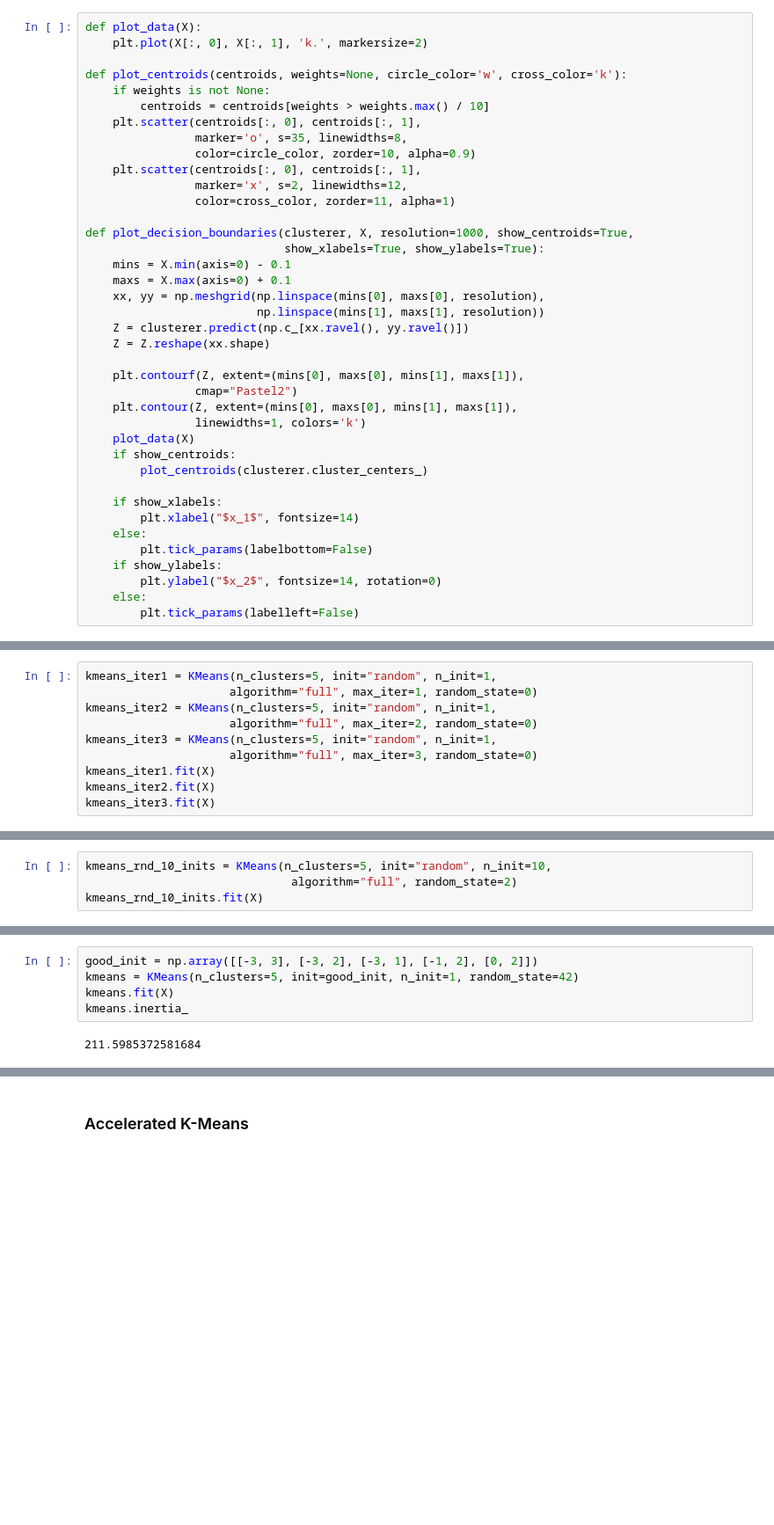
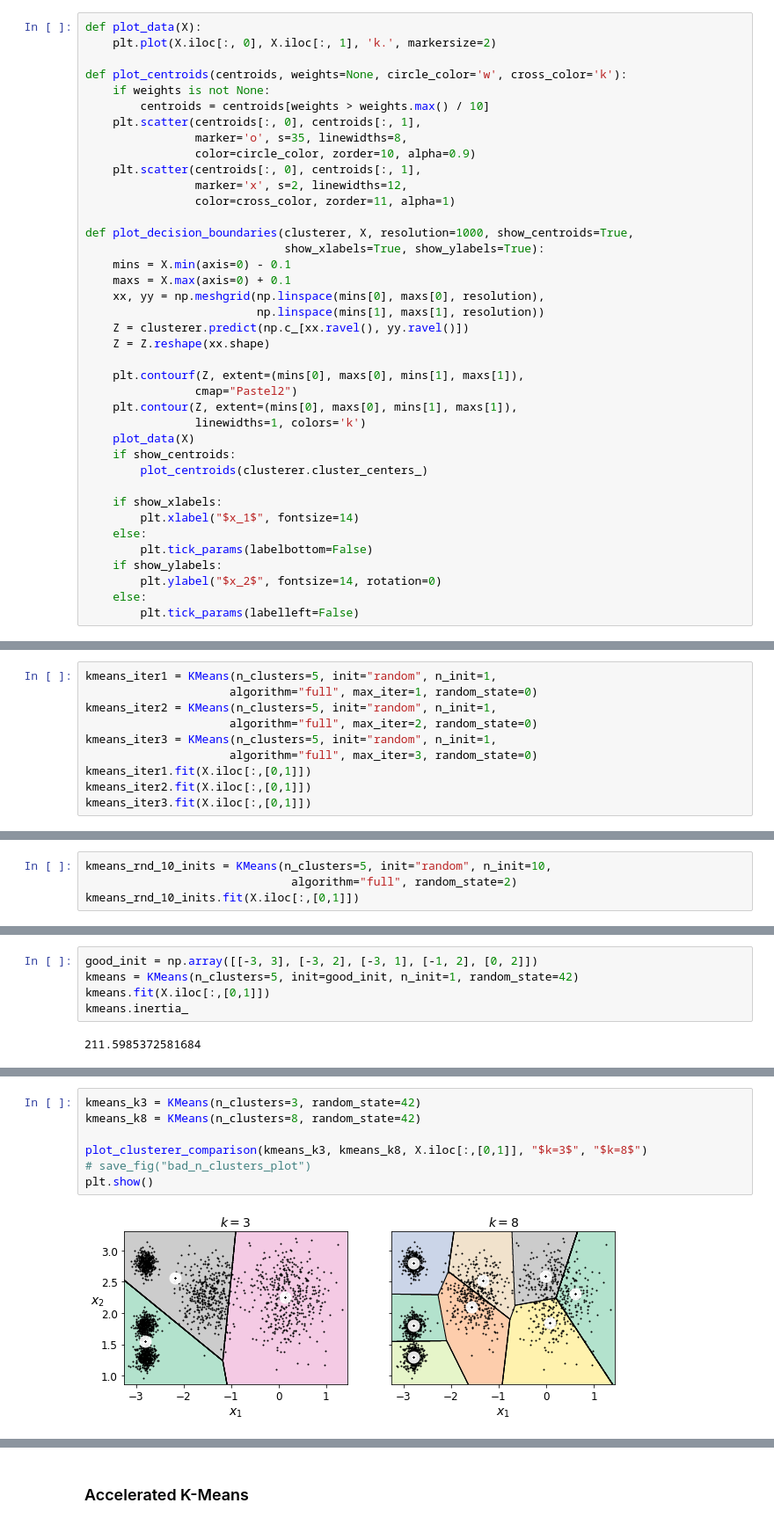
Before and after one commit to fpinell/hands_on_python_for_ds, a Jupyter notebook: notebooks/Lecture_2_Unsupervised_Learning.ipynb, the cells around one changed output, grey strips where cells are left out. Shown at 88% size. Drawn from its saved outputs; the diff is of its cells as text; blank space fills up the shorter version.

```diff
--- a/notebooks/Lecture_2_Unsupervised_Learning.ipynb
+++ b/notebooks/Lecture_2_Unsupervised_Learning.ipynb
@@ -225,7 +274,7 @@ array([0, 0, 3, 3], dtype=int32)
 Let's plot the model's decision boundaries. This gives us a _Voronoi diagram_:
 # %%
 def plot_data(X):
-    plt.plot(X[:, 0], X[:, 1], 'k.', markersize=2)
+    plt.plot(X.iloc[:, 0], X.iloc[:, 1], 'k.', markersize=2)
 
 def plot_centroids(centroids, weights=None, circle_color='w', cross_color='k'):
     if weights is not None:
@@ -316,9 +372,9 @@ kmeans_iter2 = KMeans(n_clusters=5, init="random", n_init=1,
                      algorithm="full", max_iter=2, random_state=0)
 kmeans_iter3 = KMeans(n_clusters=5, init="random", n_init=1,
                      algorithm="full", max_iter=3, random_state=0)
-kmeans_iter1.fit(X)
-kmeans_iter2.fit(X)
-kmeans_iter3.fit(X)
+kmeans_iter1.fit(X.iloc[:,[0,1]])
+kmeans_iter2.fit(X.iloc[:,[0,1]])
+kmeans_iter3.fit(X.iloc[:,[0,1]])
 # %% [output]
 KMeans(algorithm='full', copy_x=True, init='random', max_iter=3, n_clusters=5,
        n_init=1, n_jobs=None, precompute_distances='auto', random_state=0,
@@ -438,7 +494,7 @@ When you set the `n_init` hyperparameter, Scikit-Learn runs the original algorit
 # %%
 kmeans_rnd_10_inits = KMeans(n_clusters=5, init="random", n_init=10,
                               algorithm="full", random_state=2)
-kmeans_rnd_10_inits.fit(X)
+kmeans_rnd_10_inits.fit(X.iloc[:,[0,1]])
 # %% [output]
 KMeans(algorithm='full', copy_x=True, init='random', max_iter=300, n_clusters=5,
        n_init=10, n_jobs=None, precompute_distances='auto', random_state=2,
@@ -473,7 +529,7 @@ KMeans(algorithm='auto', copy_x=True, init='k-means++', max_iter=300,
 # %%
 good_init = np.array([[-3, 3], [-3, 2], [-3, 1], [-1, 2], [0, 2]])
 kmeans = KMeans(n_clusters=5, init=good_init, n_init=1, random_state=42)
-kmeans.fit(X)
+kmeans.fit(X.iloc[:,[0,1]])
 kmeans.inertia_
 # %% [output]
 211.5985372581684
@@ -479,0 +540,9 @@ kmeans.inertia_
+# %%
+kmeans_k3 = KMeans(n_clusters=3, random_state=42)
+kmeans_k8 = KMeans(n_clusters=8, random_state=42)
+
+plot_clusterer_comparison(kmeans_k3, kmeans_k8, X.iloc[:,[0,1]], "$k=3$", "$k=8$")
+# save_fig("bad_n_clusters_plot")
+plt.show()
+# %% [output]
+[figure, added]
```
Also changed, not shown: parts of 89 cells of this notebook.
